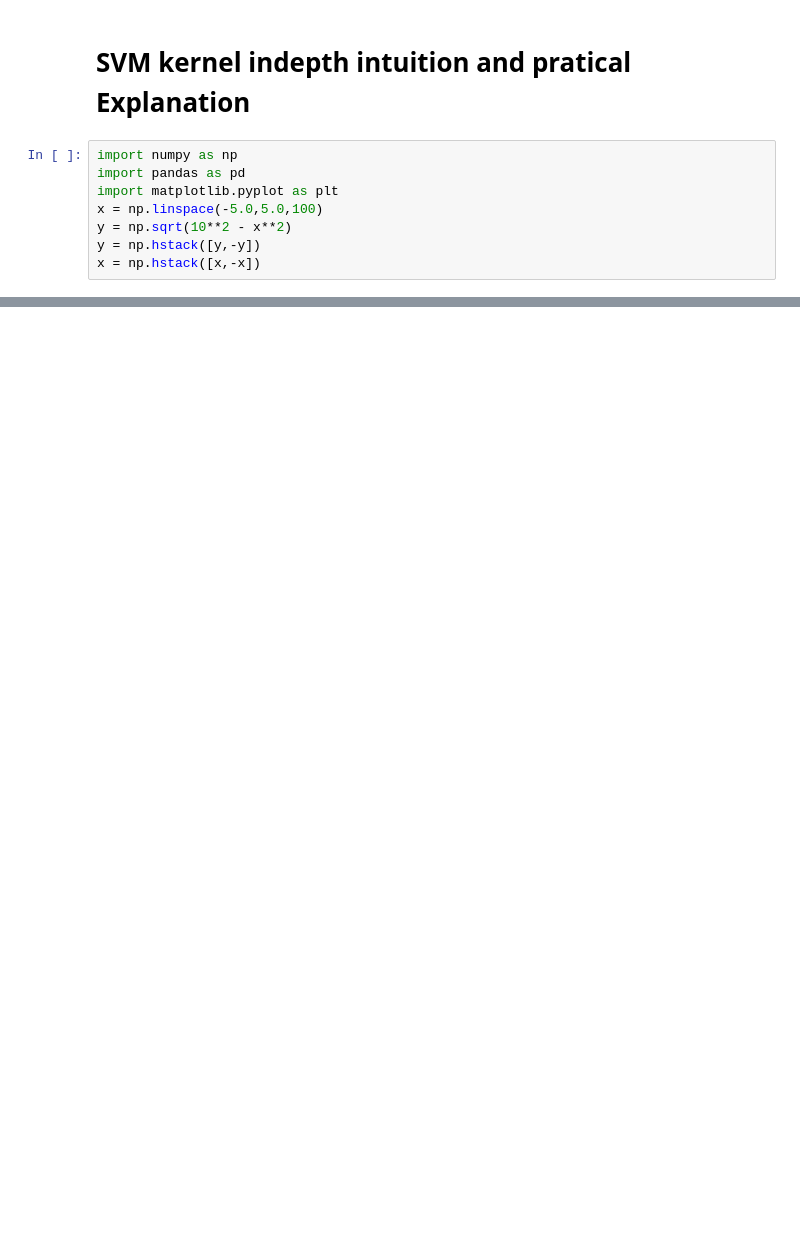
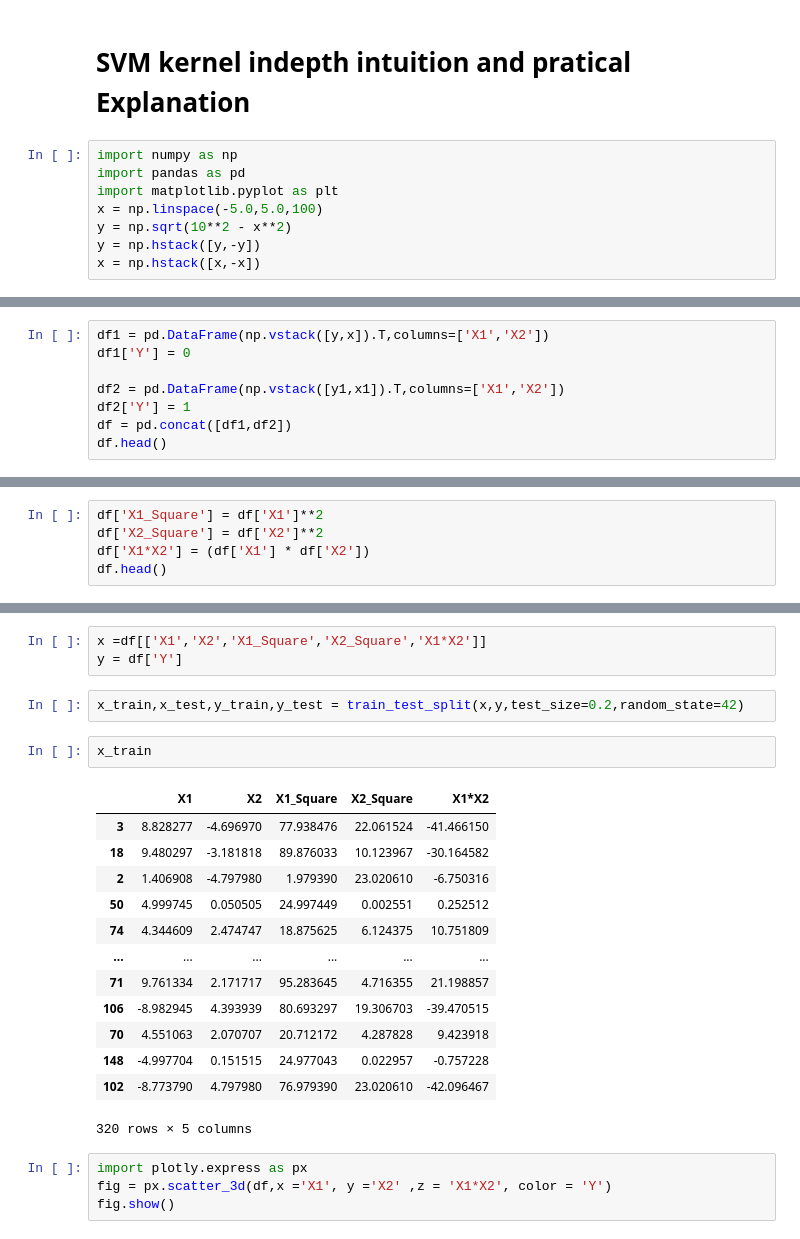
Before and after one commit to suyashmudgal/Machine__Learning, a Jupyter notebook: ML_algo_with_pratice/SVM.ipynb, the cells around one changed output, grey strips where cells are left out. Cells and saved outputs as stored; diff of their text form; blank space fills up the shorter version.

```diff
--- a/ML_algo_with_pratice/SVM.ipynb
+++ b/ML_algo_with_pratice/SVM.ipynb
@@ -206,0 +207,8 @@ plt.scatter(y1,x1)
+# %%
+df1 = pd.DataFrame(np.vstack([y,x]).T,columns=['X1','X2'])
+df1['Y'] = 0
+
+df2 = pd.DataFrame(np.vstack([y1,x1]).T,columns=['X1','X2'])
+df2['Y'] = 1
+df = pd.concat([df1,df2])
+df.head()
@@ -206,0 +247,5 @@ plt.scatter(y1,x1)
+# %%
+df['X1_Square'] = df['X1']**2
+df['X2_Square'] = df['X2']**2
+df['X1*X2'] = (df['X1'] * df['X2'])
+df.head()
@@ -206,0 +259,25 @@ plt.scatter(y1,x1)
+# %%
+x =df[['X1','X2','X1_Square','X2_Square','X1*X2']]
+y = df['Y']
+# %%
+x_train,x_test,y_train,y_test = train_test_split(x,y,test_size=0.2,random_state=42)
+# %%
+x_train
+# %% [output]
+|  | X1 | X2 | X1_Square | X2_Square | X1*X2 |
+| 3 | 8.828277 | -4.696970 | 77.938476 | 22.061524 | -41.466150 |
+| 18 | 9.480297 | -3.181818 | 89.876033 | 10.123967 | -30.164582 |
+| 2 | 1.406908 | -4.797980 | 1.979390 | 23.020610 | -6.750316 |
+| 50 | 4.999745 | 0.050505 | 24.997449 | 0.002551 | 0.252512 |
+| 74 | 4.344609 | 2.474747 | 18.875625 | 6.124375 | 10.751809 |
+| ... | ... | ... | ... | ... | ... |
+| 71 | 9.761334 | 2.171717 | 95.283645 | 4.716355 | 21.198857 |
+| 106 | -8.982945 | 4.393939 | 80.693297 | 19.306703 | -39.470515 |
+| 70 | 4.551063 | 2.070707 | 20.712172 | 4.287828 | 9.423918 |
+| 148 | -4.997704 | 0.151515 | 24.977043 | 0.022957 | -0.757228 |
+| 102 | -8.773790 | 4.797980 | 76.979390 | 23.020610 | -42.096467 |
+320 rows × 5 columns
+# %%
+import plotly.express as px
+fig = px.scatter_3d(df,x ='X1', y ='X2' ,z = 'X1*X2', color = 'Y')
+fig.show()
```
Also changed, not shown: parts of 45 cells of this notebook.
